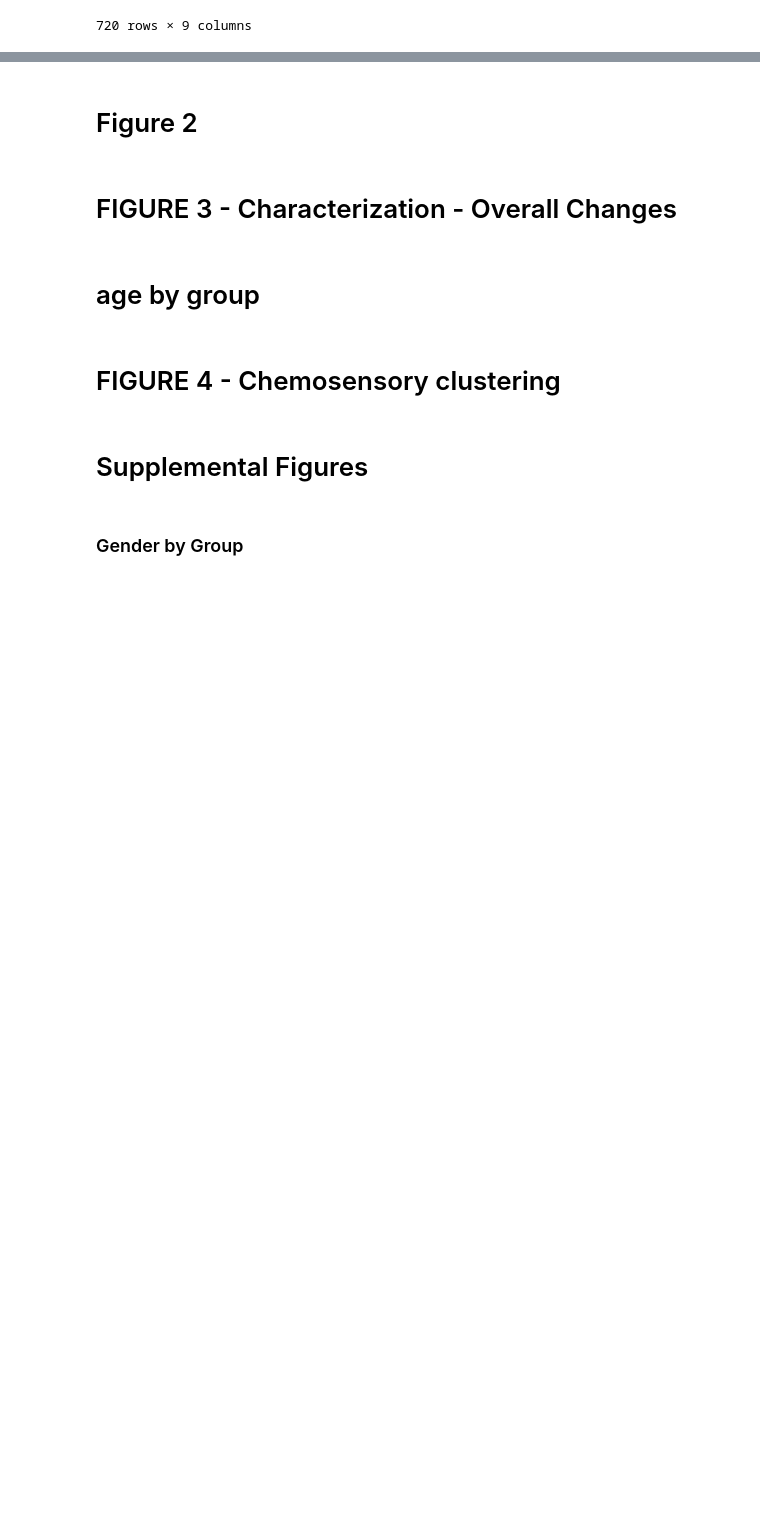
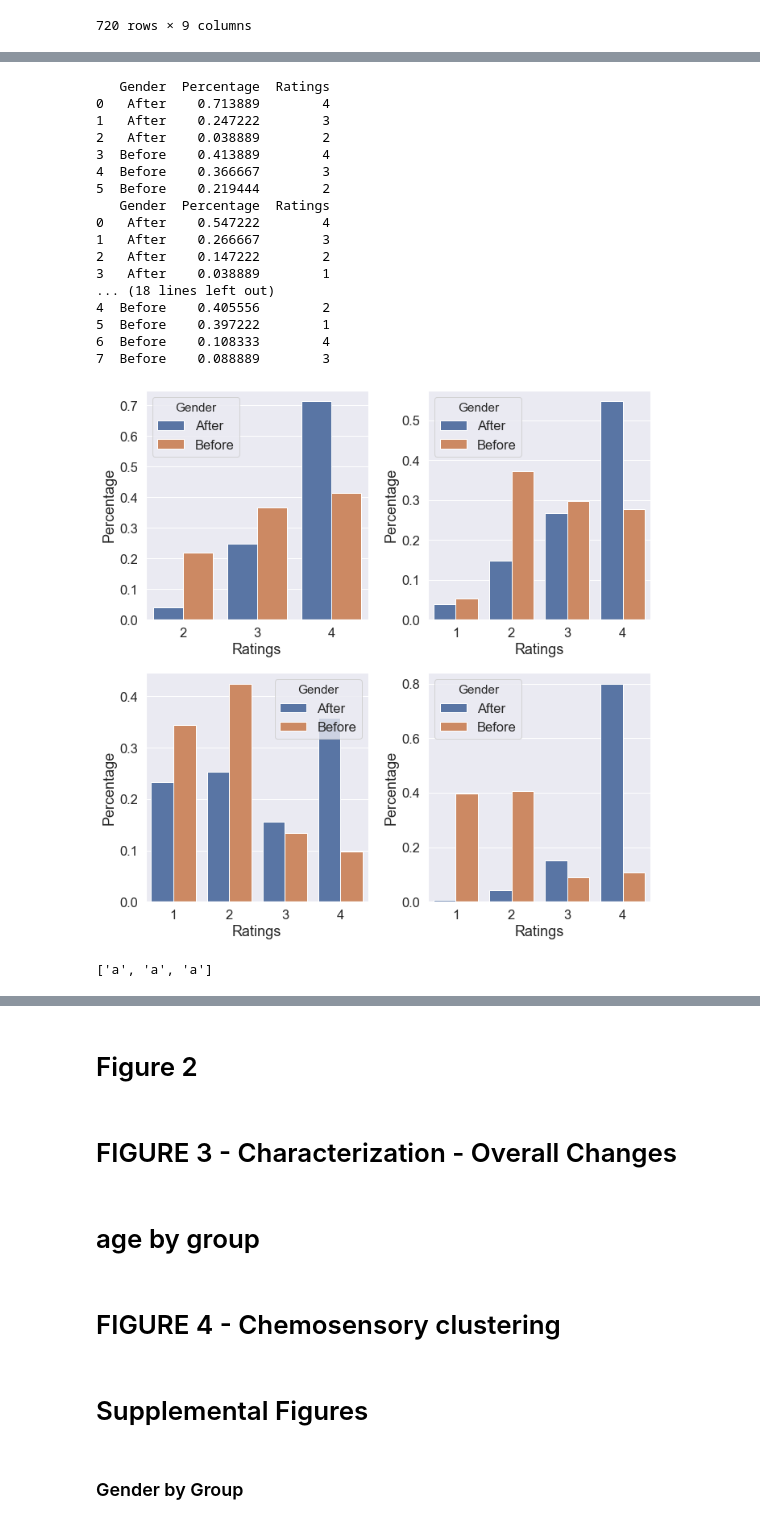
Before and after one commit to riteshcanfly/Social-etiquette, a Jupyter notebook: Analysis.ipynb, the cells around one changed output, grey strips where cells are left out. Saved outputs shown, nothing was run; the diff lists cells and outputs as text; code cells hidden in the pictures; blank space fills up the shorter version.

```diff
--- a/Analysis.ipynb
+++ b/Analysis.ipynb
@@ -268,3 +337,70 @@ axes.flatten()[-2].legend(['Before', 'After'],loc='upper center',bbox_to_anchor=
+# %%
+def make_bar_BA(d, sense, ax, legend=True, group_var= 'before/after'):
+
+    variable= sense
+    d_clean = d.rename(columns={variable: 'value', group_var: 'before/after'})
+    group_col = 'before/after'
+    noM_F = d_clean[group_col].value_counts()
+
+
+    colors = [plt.cm.Spectral(i/float(len(d_clean[group_col].unique())-1)) for i in range(len(d_clean[group_col].unique()))]
+
+    data=d_clean.loc[d_clean[group_col]=='Before', :]
+    Female_pop = data['value'].value_counts()/noM_F['Before']
+
+    data=d_clean.loc[d_clean[group_col]=='After', :]
+
+    Male_pop = data['value'].value_counts()/noM_F['After']
+
+    ratings_group = d_clean.value.unique()[::-1]
+
+    df= pd.DataFrame({'Gender': ['After']*len(Female_pop.index), 'Percentage': Male_pop ,
+                      'Ratings': Male_pop.index})
+    df = df.append(pd.DataFrame({'Gender': ['Before']*len(Female_pop.index), 'Percentage': Female_pop ,
+                      'Ratings': Female_pop.index}), ignore_index= True)
+
+    print(df)
+    sns.barplot(data = df, x= 'Ratings', y= 'Percentage', hue= 'Gender', ax= ax)
+    #print(Female_pop.index)
+    #h= ax.barh(Female_pop.index, -Female_pop, color = 'r')
+    #ax.barh(Male_pop.index, Male_pop, color = 'b')
+    #ax.set_title(variable)
+    #ax.legend(['Before', 'After'], loc= 1)
+
+    #plt.show()
+
+
+
+fig, axes = plt.subplots(2, 2, figsize=(10, 10))
+for i, sense in enumerate(['soapwater', 'cough_cloth',
+       'cough_elbow', 'social']):
+    make_bar_BA(d_combined, sense, ax=axes.flat[i], legend=(i==0), group_var= 'before/after')
+plt.tight_layout()
+
+#axes.flatten()[-2].legend(['Before', 'After'],loc='upper center',bbox_to_anchor=(1.1, -0.2), ncol=2)
+# %% [output]
+   Gender  Percentage  Ratings
+0   After    0.713889        4
+1   After    0.247222        3
+2   After    0.038889        2
+3  Before    0.413889        4
+4  Before    0.366667        3
+5  Before    0.219444        2
+   Gender  Percentage  Ratings
+0   After    0.547222        4
+1   After    0.266667        3
+2   After    0.147222        2
+3   After    0.038889        1
+... (18 lines left out)
+4  Before    0.405556        2
+5  Before    0.397222        1
+6  Before    0.108333        4
+7  Before    0.088889        3
+[figure, added]
+# %%
+['a']*3
+# %% [output]
+['a', 'a', 'a']
 # %%
 
 
```
Also changed, not shown: parts of 10 cells of this notebook, 14 other files.
